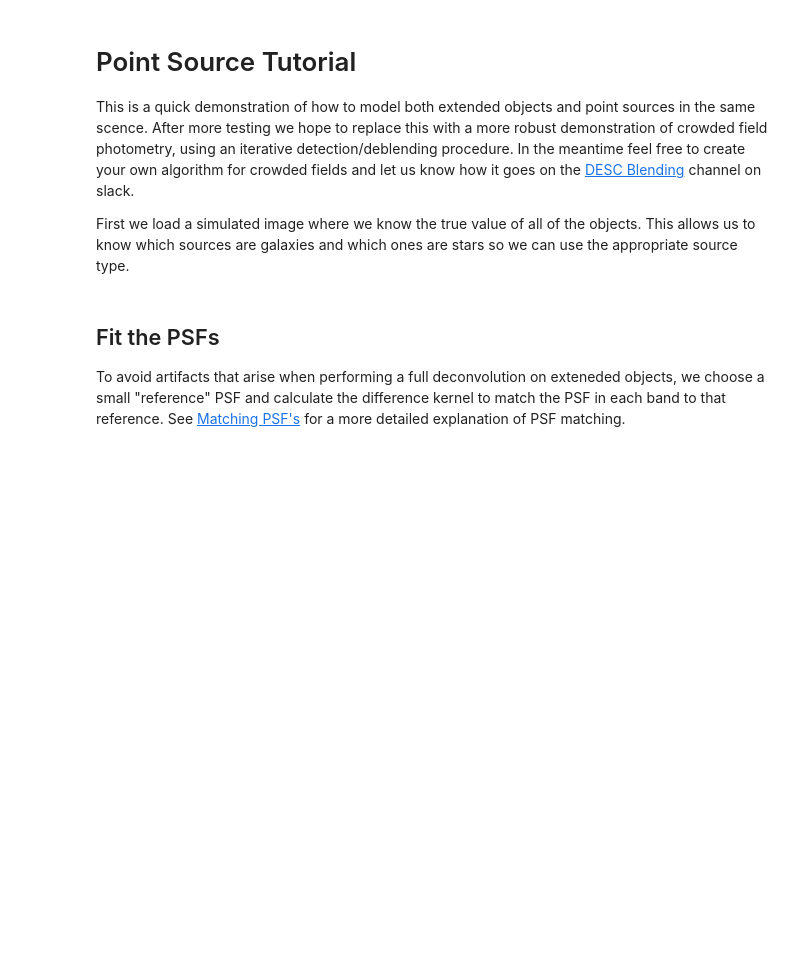
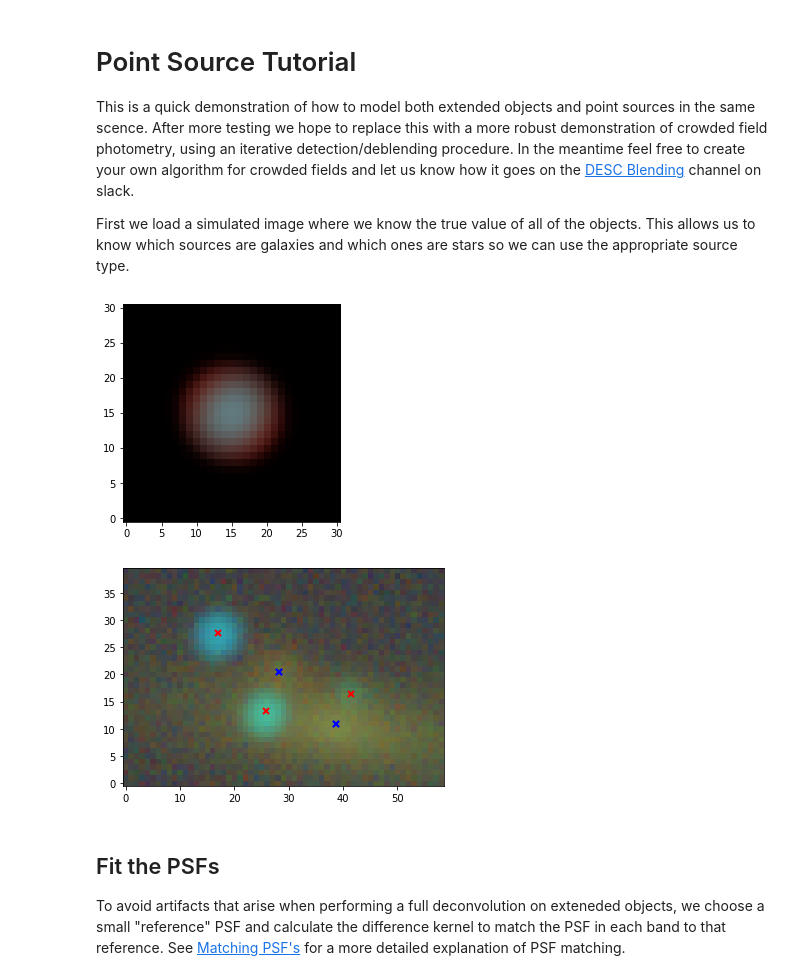
Before and after one commit to pmelchior/scarlet, a Jupyter notebook: docs/tutorials/point_source.ipynb, the cells around one changed output. Drawn from its saved outputs; the diff is of its cells as text; code cells hidden in the pictures; blank space fills up the shorter version.

```diff
--- a/docs/tutorials/point_source.ipynb
+++ b/docs/tutorials/point_source.ipynb
@@ -19,32 +19,35 @@ from astropy.visualization.lupton_rgb import AsinhMapping, LinearMapping
 # %%
 # Use this to point to the location of the data on your system
 # Load the sample images
 data = np.load("../../data/psf_unmatched_sim.npz")
 images = data["images"]
 filters = data["filters"]
 psfs = data["psfs"]
 catalog = data["catalog"]
 # Estimate of the background noise level
-bg_rms = np.array([20]*len(images))
+weights = np.ones_like(images) / 2**2
 
 # display psfs
 pnorm = AsinhMapping(minimum=psfs.min(), stretch=psfs.max()/20, Q=20)
 prgb = scarlet.display.img_to_rgb(psfs, norm=pnorm)
 plt.imshow(prgb)
 plt.show()
 
 # Use Asinh scaling for the images
 norm = AsinhMapping(minimum=images.min(), stretch=10, Q=20)
 # Map i,r,g -> RGB
 # Convert the image to an RGB image
 img_rgb = scarlet.display.img_to_rgb(images, norm=norm)
 plt.imshow(img_rgb)
 for src in catalog:
     if src["is_star"]:
         plt.plot(src["x"], src["y"], "rx", mew=2)
     else:
         plt.plot(src["x"], src["y"], "bx", mew=2)
 plt.show()
+# %% [output]
+[figure, added]
+[figure, added]
 # %% [markdown]
 ## Fit the PSFs
 
```
Also changed, not shown: parts of 6 cells of this notebook, 7 other files.
